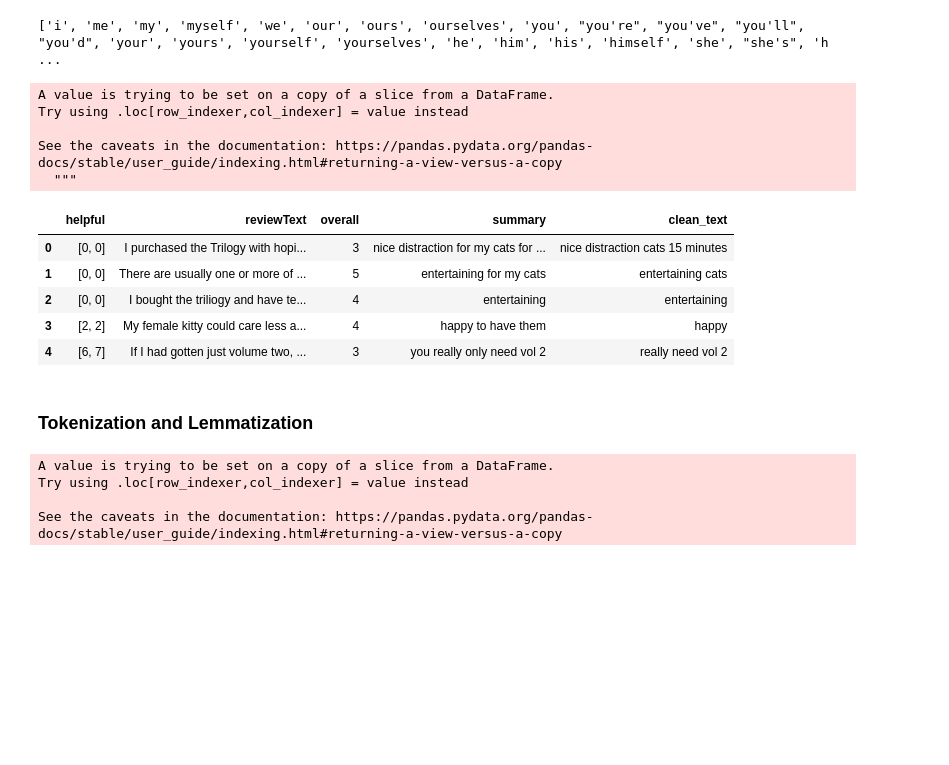
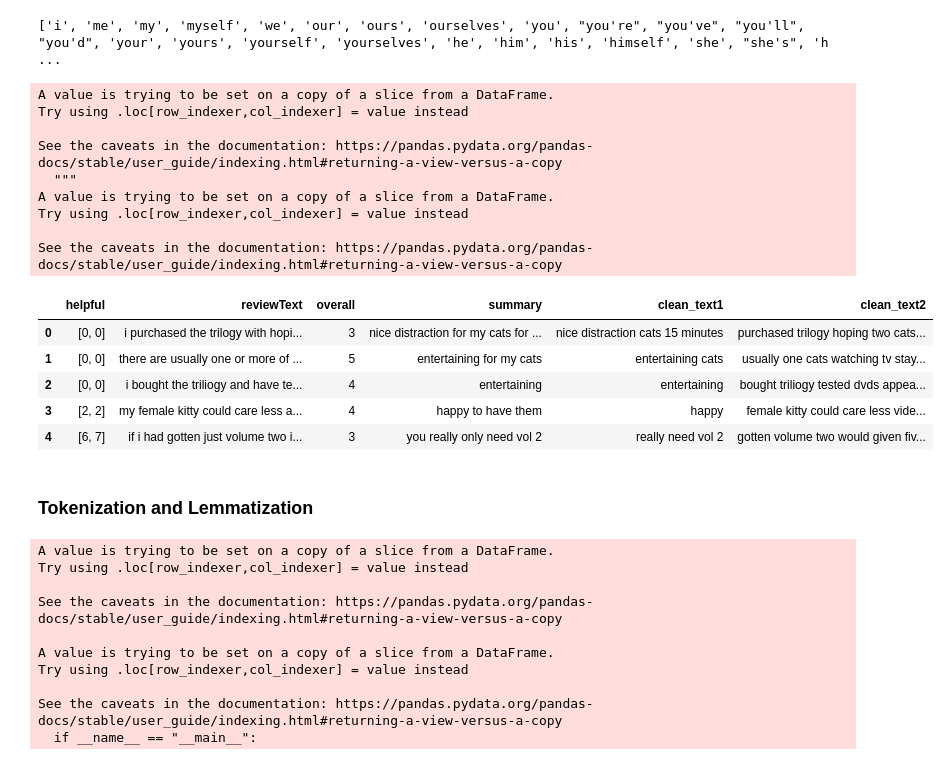
Before and after one commit to ayanas-git/textMining, a Jupyter notebook: nlp-amzn-reviews-pet-supplies.ipynb, the cells around one changed output. Saved outputs shown, nothing was run; the diff lists cells and outputs as text; code cells hidden in the pictures; blank space fills up the shorter version.

Commit message:
Kaggle Notebook | nlp_amzn_reviews_pet_supplies | Version 7

```diff
--- a/nlp-amzn-reviews-pet-supplies.ipynb
+++ b/nlp-amzn-reviews-pet-supplies.ipynb
@@ -119,6 +122,7 @@ df.columns.get_loc('summary')
 # %%
 # Set clean data to lowercase for stopwords preprocessing
 df['summary'] = df['summary'].str.lower()
+df['reviewText'] = df['reviewText'].str.lower()
 df['summary'].head()
 # %% [output]
 A value is trying to be set on a copy of a slice from a DataFrame.
@@ -138,6 +148,7 @@ import string
 
 nopunc = "\n\r"+string.punctuation
 df['summary'] = df['summary'].str.translate(str.maketrans('','',nopunc))
+df['reviewText'] = df['reviewText'].str.translate(str.maketrans('','',nopunc))
 df.head(10)
 # %% [output]
 A value is trying to be set on a copy of a slice from a DataFrame.
@@ -167,23 +183,27 @@ print(stopwords.words('english'))
 # %%
 # Exclude stopwords with Python's list comprehension and pandas.DataFrame.apply.
 stop = stopwords.words('english')
 
 # apply stopwords
-df['clean_text'] = df['summary'].apply(lambda x: ' '.join([word for word in x.split() if word not in (stop)]))
-
+df['clean_text1'] = df['summary'].apply(lambda x: ' '.join([word for word in x.split() if word not in (stop)]))
+df['clean_text2'] = df['reviewText'].apply(lambda x: ' '.join([word for word in x.split() if word not in (stop)]))
 df.head()
 # %% [output]
 A value is trying to be set on a copy of a slice from a DataFrame.
 Try using .loc[row_indexer,col_indexer] = value instead
 
 See the caveats in the documentation: https://pandas.pydata.org/pandas-docs/stable/user_guide/indexing.html#returning-a-view-versus-a-copy
   """
+A value is trying to be set on a copy of a slice from a DataFrame.
+Try using .loc[row_indexer,col_indexer] = value instead
+
+See the caveats in the documentation: https://pandas.pydata.org/pandas-docs/stable/user_guide/indexing.html#returning-a-view-versus-a-copy
-|  | helpful | reviewText | overall | summary | clean_text |
-| 0 | [0, 0] | I purchased the Trilogy with hopi... | 3 | nice distraction for my cats for ... | nice distraction cats 15 minutes |
-| 1 | [0, 0] | There are usually one or more of ... | 5 | entertaining for my cats | entertaining cats |
-| 2 | [0, 0] | I bought the triliogy and have te... | 4 | entertaining | entertaining |
-| 3 | [2, 2] | My female kitty could care less a... | 4 | happy to have them | happy |
-| 4 | [6, 7] | If I had gotten just volume two, ... | 3 | you really only need vol 2 | really need vol 2 |
+|  | helpful | reviewText | overall | summary | clean_text1 | clean_text2 |
+| 0 | [0, 0] | i purchased the trilogy with hopi... | 3 | nice distraction for my cats for ... | nice distraction cats 15 minutes | purchased trilogy hoping two cats... |
+| 1 | [0, 0] | there are usually one or more of ... | 5 | entertaining for my cats | entertaining cats | usually one cats watching tv stay... |
+| 2 | [0, 0] | i bought the triliogy and have te... | 4 | entertaining | entertaining | bought triliogy tested dvds appea... |
+| 3 | [2, 2] | my female kitty could care less a... | 4 | happy to have them | happy | female kitty could care less vide... |
+| 4 | [6, 7] | if i had gotten just volume two i... | 3 | you really only need vol 2 | really need vol 2 | gotten volume two would given fiv... |
 # %% [markdown]
 ### Tokenization and Lemmatization
 # %%
@@ -194,12 +214,19 @@ lemmatizer = WordNetLemmatizer()
 def lemmatize_text(text):
     return [lemmatizer.lemmatize(w) for w in w_token.tokenize(text)]
 
-df['text_lemma'] = df['clean_text'].apply(lemmatize_text)
+df['text_lemma_sum'] = df['clean_text1'].apply(lemmatize_text)
+df['text_lemma_raw'] = df['clean_text2'].apply(lemmatize_text)
 # %% [output]
 A value is trying to be set on a copy of a slice from a DataFrame.
 Try using .loc[row_indexer,col_indexer] = value instead
 
 See the caveats in the documentation: https://pandas.pydata.org/pandas-docs/stable/user_guide/indexing.html#returning-a-view-versus-a-copy
+
+A value is trying to be set on a copy of a slice from a DataFrame.
+Try using .loc[row_indexer,col_indexer] = value instead
+
+See the caveats in the documentation: https://pandas.pydata.org/pandas-docs/stable/user_guide/indexing.html#returning-a-view-versus-a-copy
+  if __name__ == "__main__":
 # %%
 df.head(30)
 # %% [output]
```
Also changed, not shown: parts of 18 cells of this notebook.
